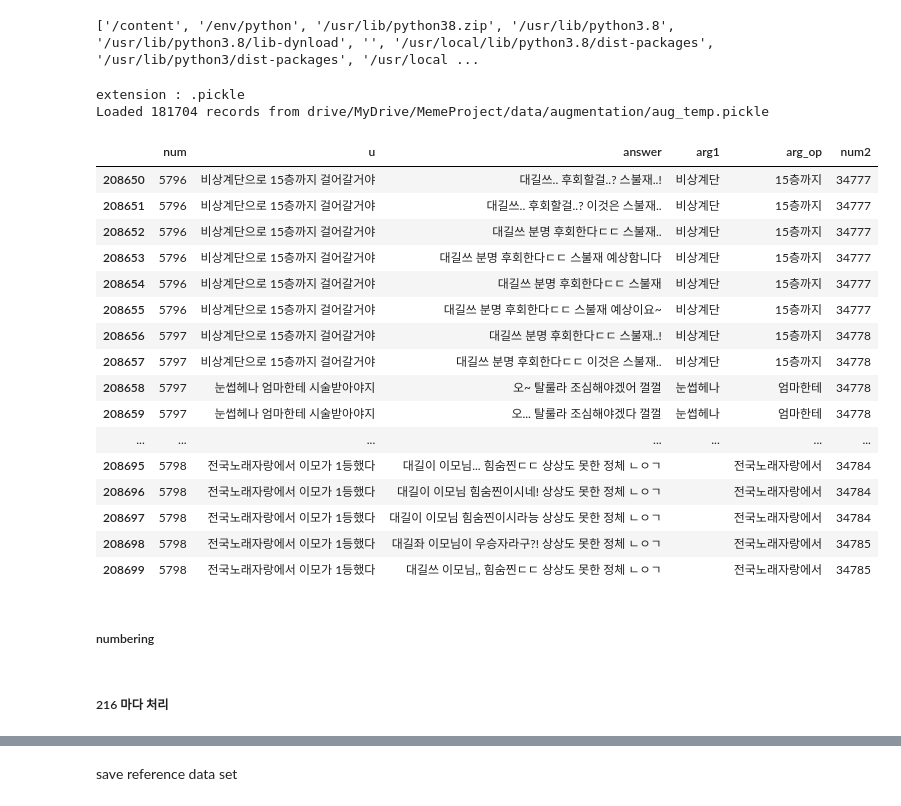
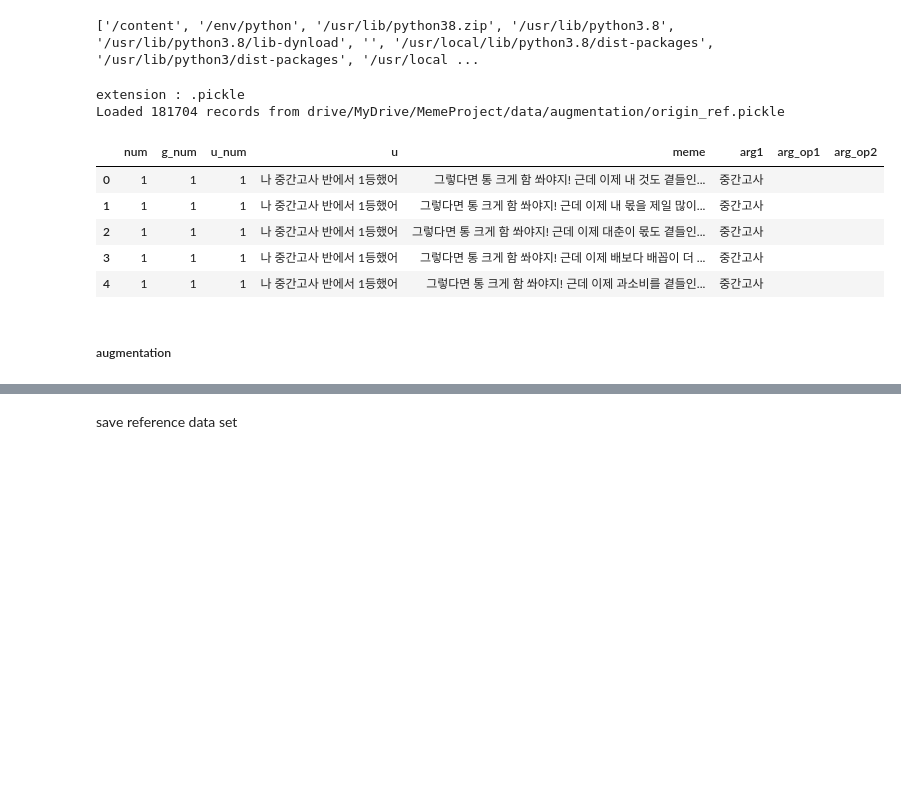
Before and after one commit to textnetkr/MemeProject, a Jupyter notebook: src/doc2vec/data_augmentation/augmentation.ipynb, the cells around one changed output, grey strips where cells are left out. Drawn from its saved outputs; the diff is of its cells as text; code cells hidden in the pictures; blank space fills up the shorter version.

Commit message:
augmentation 수정

```diff
--- a/src/doc2vec/data_augmentation/augmentation.ipynb
+++ b/src/doc2vec/data_augmentation/augmentation.ipynb
@@ -169,31 +166,18 @@ import config as cfg
 import pandas as pd
 from pshmodule.utils import filemanager as fm
 # %%
-df = fm.load(cfg.aug_temp)
+df = fm.load(cfg.origin_ref)
 # %% [output]
 extension : .pickle
-Loaded 181704 records from drive/MyDrive/MemeProject/data/augmentation/aug_temp.pickle
+Loaded 181704 records from drive/MyDrive/MemeProject/data/augmentation/origin_ref.pickle
-# %%
-df.tail(50)
-# %% [output]
-|  | num | u | answer | arg1 | arg_op | num2 |
-| 208650 | 5796 | 비상계단으로 15층까지 걸어갈거야 | 대길쓰.. 후회할걸..? 스불재..! | 비상계단 | 15층까지 | 34777 |
-| 208651 | 5796 | 비상계단으로 15층까지 걸어갈거야 | 대길쓰.. 후회할걸..? 이것은 스불재.. | 비상계단 | 15층까지 | 34777 |
-| 208652 | 5796 | 비상계단으로 15층까지 걸어갈거야 | 대길쓰 분명 후회한다ㄷㄷ 스불재.. | 비상계단 | 15층까지 | 34777 |
-| 208653 | 5796 | 비상계단으로 15층까지 걸어갈거야 | 대길쓰 분명 후회한다ㄷㄷ 스불재 예상함니다 | 비상계단 | 15층까지 | 34777 |
-| 208654 | 5796 | 비상계단으로 15층까지 걸어갈거야 | 대길쓰 분명 후회한다ㄷㄷ 스불재 | 비상계단 | 15층까지 | 34777 |
-| 208655 | 5796 | 비상계단으로 15층까지 걸어갈거야 | 대길쓰 분명 후회한다ㄷㄷ 스불재 예상이요~ | 비상계단 | 15층까지 | 34777 |
-| 208656 | 5797 | 비상계단으로 15층까지 걸어갈거야 | 대길쓰 분명 후회한다ㄷㄷ 스불재..! | 비상계단 | 15층까지 | 34778 |
-| 208657 | 5797 | 비상계단으로 15층까지 걸어갈거야 | 대길쓰 분명 후회한다ㄷㄷ 이것은 스불재.. | 비상계단 | 15층까지 | 34778 |
-| 208658 | 5797 | 눈썹헤나 엄마한테 시술받아야지 | 오~ 탈룰라 조심해야겠어 껄껄 | 눈썹헤나 | 엄마한테 | 34778 |
-| 208659 | 5797 | 눈썹헤나 엄마한테 시술받아야지 | 오... 탈룰라 조심해야겠다 껄껄 | 눈썹헤나 | 엄마한테 | 34778 |
-| ... | ... | ... | ... | ... | ... | ... |
-| 208695 | 5798 | 전국노래자랑에서 이모가 1등했다 | 대길이 이모님... 힘숨찐ㄷㄷ 상상도 못한 정체 ㄴㅇㄱ |  | 전국노래자랑에서 | 34784 |
-| 208696 | 5798 | 전국노래자랑에서 이모가 1등했다 | 대길이 이모님 힘숨찐이시네! 상상도 못한 정체 ㄴㅇㄱ |  | 전국노래자랑에서 | 34784 |
-| 208697 | 5798 | 전국노래자랑에서 이모가 1등했다 | 대길이 이모님 힘숨찐이시라능 상상도 못한 정체 ㄴㅇㄱ |  | 전국노래자랑에서 | 34784 |
-| 208698 | 5798 | 전국노래자랑에서 이모가 1등했다 | 대길좌 이모님이 우승자라구?! 상상도 못한 정체 ㄴㅇㄱ |  | 전국노래자랑에서 | 34785 |
-| 208699 | 5798 | 전국노래자랑에서 이모가 1등했다 | 대길쓰 이모님,, 힘숨찐ㄷㄷ 상상도 못한 정체 ㄴㅇㄱ |  | 전국노래자랑에서 | 34785 |
+# %%
+df.head()
+# %% [output]
+|  | num | g_num | u_num | u | meme | arg1 | arg_op1 | arg_op2 |
+| 0 | 1 | 1 | 1 | 나 중간고사 반에서 1등했어 | 그렇다면 통 크게 함 쏴야지! 근데 이제 내 것도 곁들인... | 중간고사 |  |  |
+| 1 | 1 | 1 | 1 | 나 중간고사 반에서 1등했어 | 그렇다면 통 크게 함 쏴야지! 근데 이제 내 몫을 제일 많이... | 중간고사 |  |  |
+| 2 | 1 | 1 | 1 | 나 중간고사 반에서 1등했어 | 그렇다면 통 크게 함 쏴야지! 근데 이제 대춘이 몫도 곁들인... | 중간고사 |  |  |
+| 3 | 1 | 1 | 1 | 나 중간고사 반에서 1등했어 | 그렇다면 통 크게 함 쏴야지! 근데 이제 배보다 배꼽이 더 ... | 중간고사 |  |  |
+| 4 | 1 | 1 | 1 | 나 중간고사 반에서 1등했어 | 그렇다면 통 크게 함 쏴야지! 근데 이제 과소비를 곁들인... | 중간고사 |  |  |
 # %% [markdown]
-##### numbering
+##### augmentation
-# %% [markdown]
-##### 216 마다 처리
```
Also changed, not shown: parts of 33 cells of this notebook.
